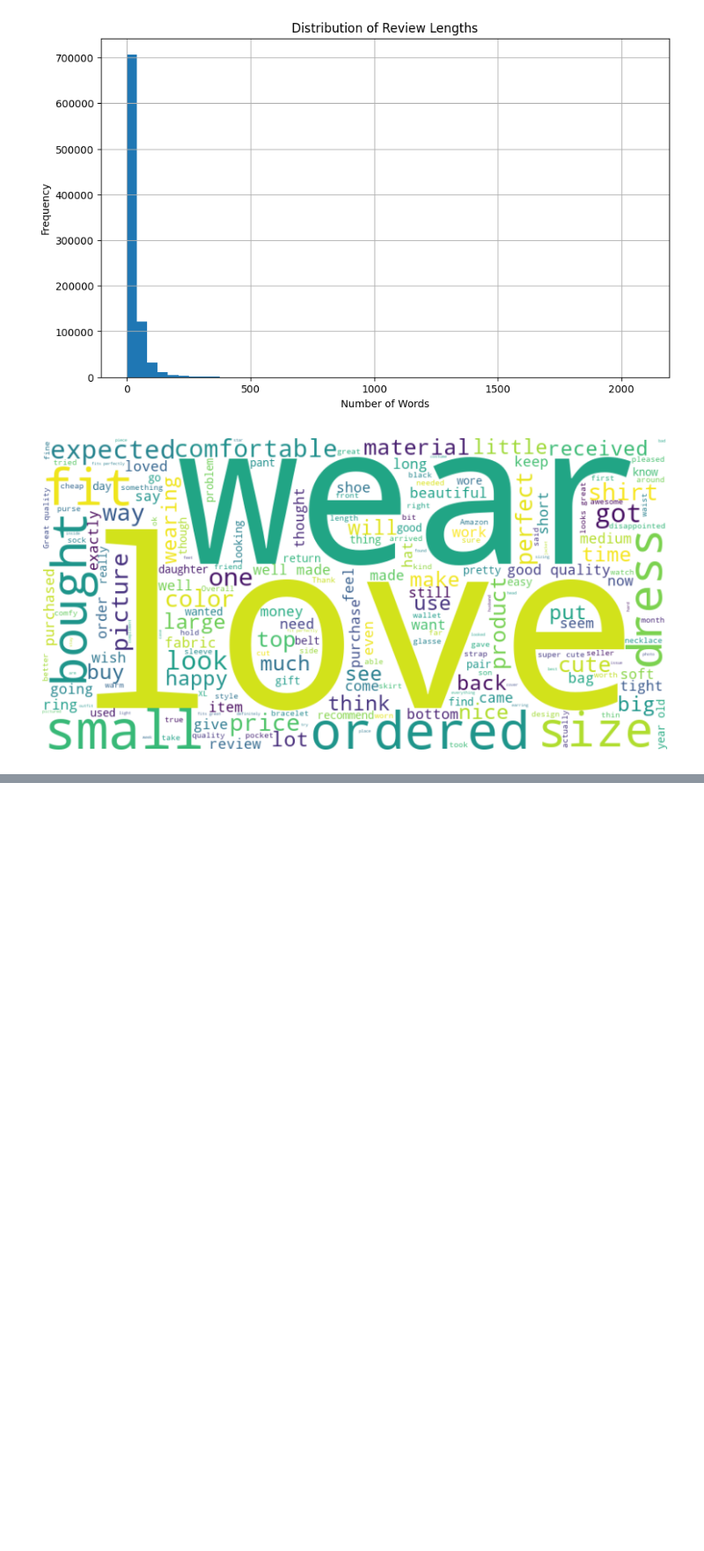
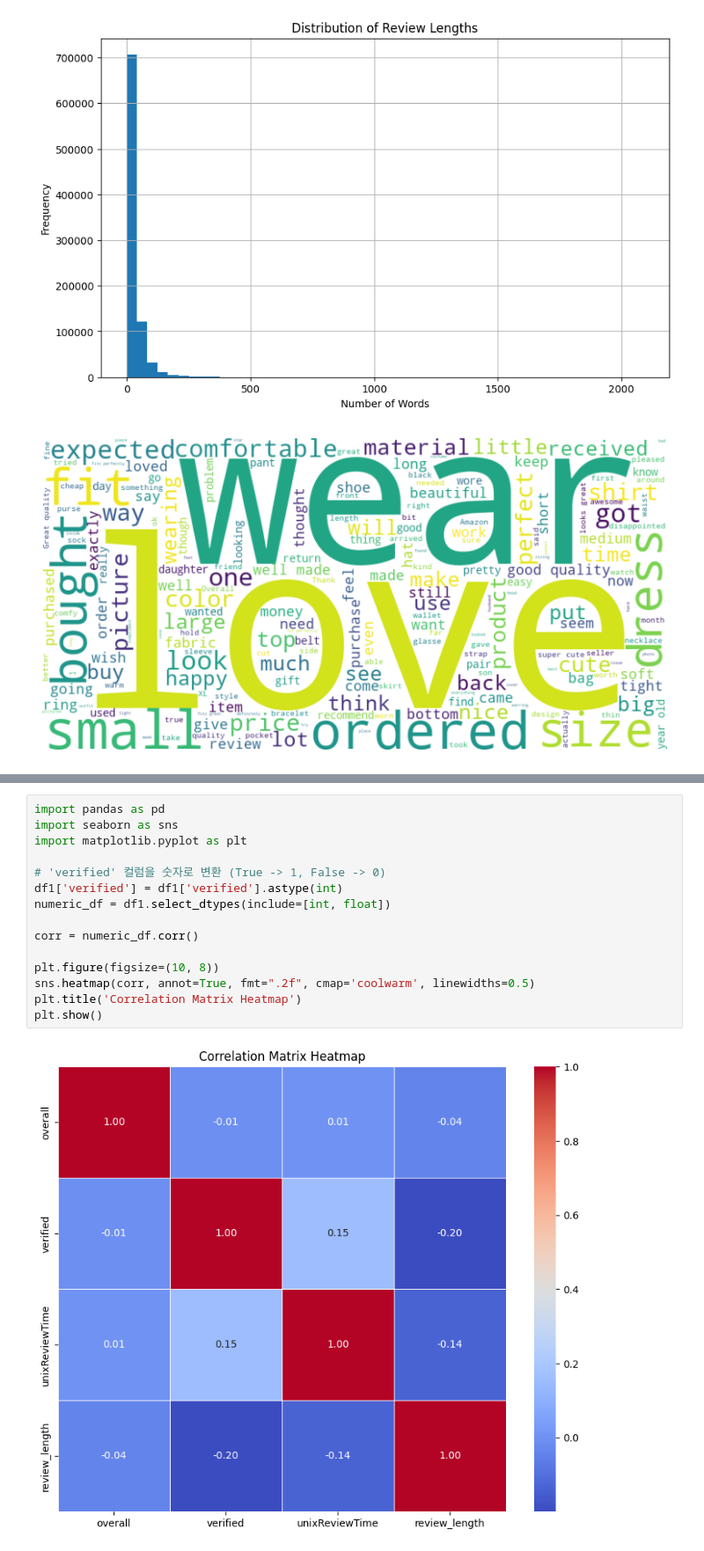
Before and after one commit to ggyoung0g/ML_project, a Jupyter notebook: data.ipynb, the cells around one changed output, grey strips where cells are left out. Shown: that part at 88% size. Cells and saved outputs as stored; diff of their text form; blank space fills up the shorter version.

```diff
--- a/data.ipynb
+++ b/data.ipynb
@@ -178 +237,18 @@ userID = df1["reviewerID"].sample(100, random_state = 14)
+# %%
+import pandas as pd
+import seaborn as sns
+import matplotlib.pyplot as plt
+
+# 'verified' 컬럼을 숫자로 변환 (True -> 1, False -> 0)
+df1['verified'] = df1['verified'].astype(int)
+numeric_df = df1.select_dtypes(include=[int, float])
+
+corr = numeric_df.corr()
+
+plt.figure(figsize=(10, 8))
+sns.heatmap(corr, annot=True, fmt=".2f", cmap='coolwarm', linewidths=0.5)
+plt.title('Correlation Matrix Heatmap')
+plt.show()
+# %% [output]
+[figure, added]
 # %%
```
Also changed, not shown: parts of 30 cells of this notebook.
